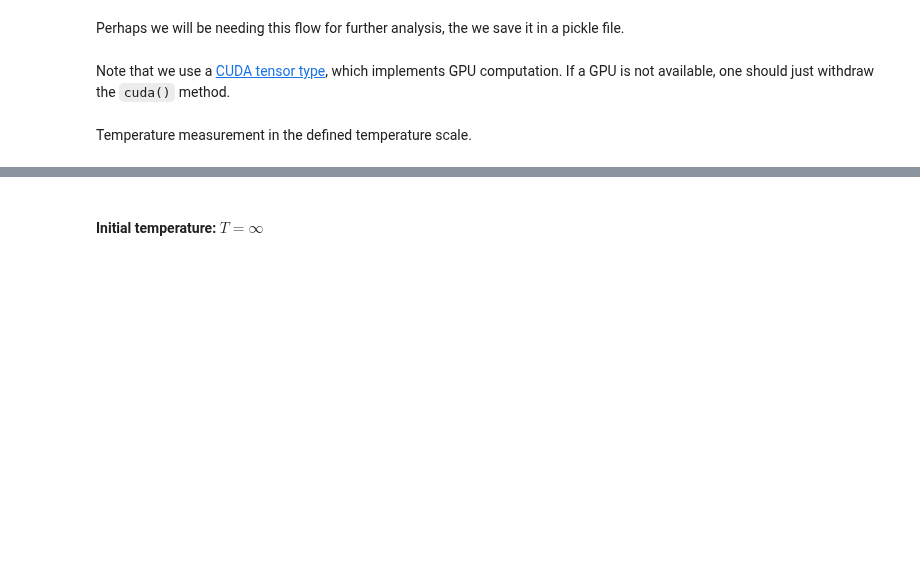
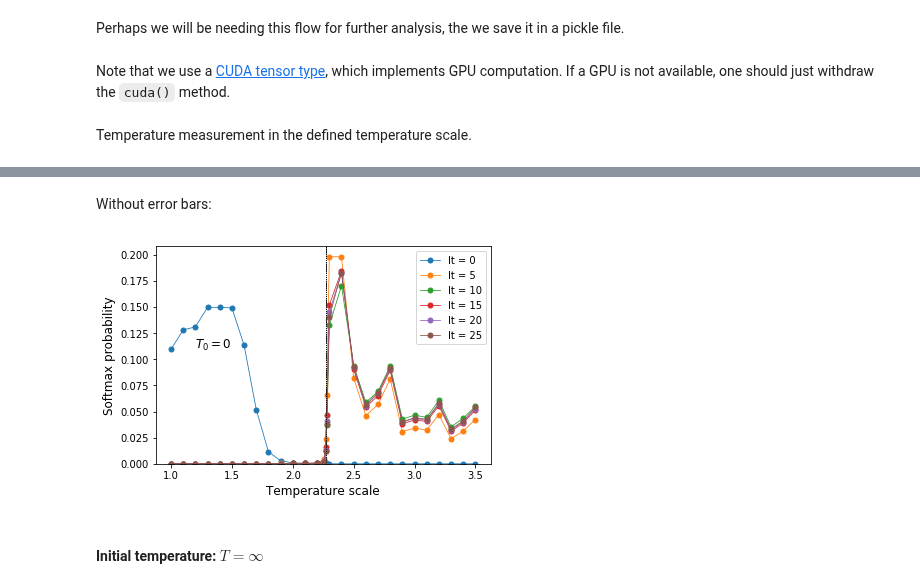
Before and after one commit to rodsveiga/rbm_flows_ising, a Jupyter notebook: main_discussion_L100.ipynb, the cells around one changed output, grey strips where cells are left out. Drawn from its saved outputs; the diff is of its cells as text; code cells hidden in the pictures; blank space fills up the shorter version.

```diff
--- a/main_discussion_L100.ipynb
+++ b/main_discussion_L100.ipynb
@@ -549,17 +591,22 @@ Saving the figure with the predefined pattern for publication.
+# %% [markdown]
+Without error bars:
 # %%
 thermometer(flow_,
             ising_data,
-            L= 10,
+            L= 100,
             x= 15,
             step= 5,
             Tzero= True,
-            x_text= 0,
-            y_text= 0.15,
-            publication= True,
-            errorbar= True,
+            x_text= 1.2,
+            y_text= 0.11,
+            publication= False,
+            errorbar= False,
             save= False,
             loc_legend= 'upper right',
-            NN_path= 'NN_trained_models/L010_NN_Ising2D_MC.pt')
+            training_set= 'COMPLETE',
+            NN_path= 'NN_trained_models/L100_NN_Ising2D_MC.pt')
+# %% [output]
+[figure, added]
 # %% [markdown]
 #### Initial temperature: $T = \infty$
 # %%
```
Also changed, not shown: parts of 14 cells of this notebook, 1 other file.
